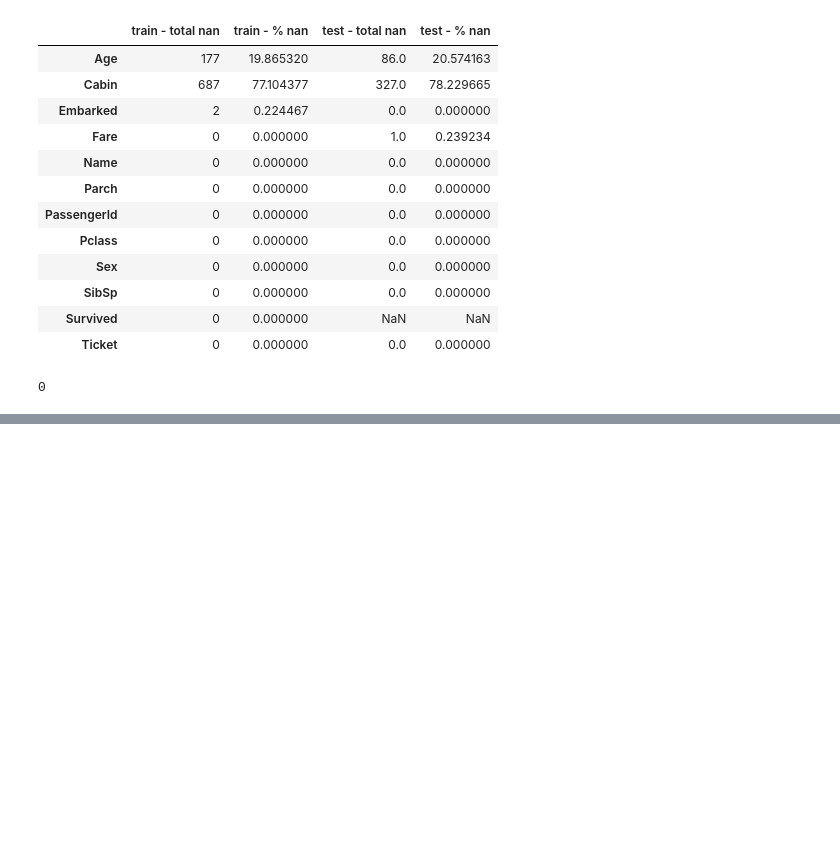
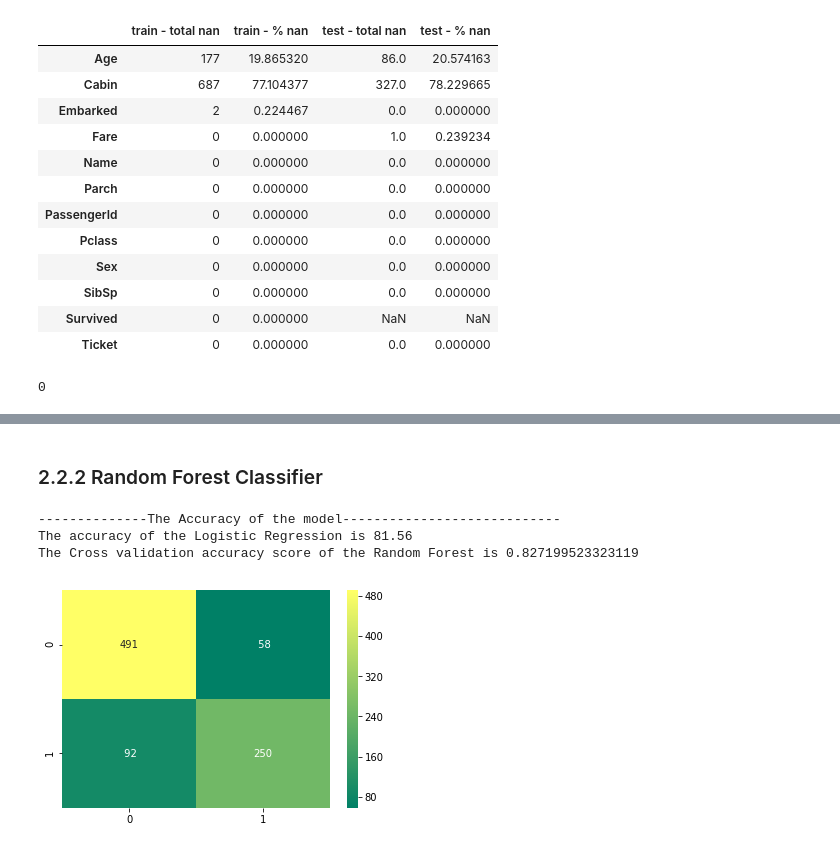
Before and after one commit to danielkurniadi/Titanic-Kaggle, a Jupyter notebook: titanic-modelling.ipynb, the cells around one changed output, grey strips where cells are left out. Cells and saved outputs as stored; diff of their text form; code cells hidden in the pictures; blank space fills up the shorter version.

```diff
--- a/titanic-modelling.ipynb
+++ b/titanic-modelling.ipynb
@@ -109,6 +121,8 @@ cln_train_df.head()
 | 2 | 3 | 1 | 3 | Heikkinen, Miss. Laina | female | 26.0 | 0 | 0 | STON/O2. 3101282 | 7.9250 | ... |
 | 3 | 4 | 1 | 1 | Futrelle, Mrs. Jacques Heath (Lil... | female | 35.0 | 1 | 0 | 113803 | 53.1000 | ... |
 | 4 | 5 | 0 | 3 | Allen, Mr. William Henry | male | 35.0 | 0 | 0 | 373450 | 8.0500 | ... |
+# %%
+full_dataset = [cln_train_df, cln_test_df]
 # %%
 print("Shape of our train dataset: ", cln_train_df.shape)
 print("Shape of our test dataset: ", cln_test_df.shape)
@@ -114,0 +477,30 @@ print("Shape of our test dataset: ", cln_test_df.shape)
+# %% [markdown]
+### 2.2.2 Random Forest Classifier
+# %%
+from sklearn.ensemble import RandomForestClassifier
+from sklearn.metrics import (accuracy_score,
+                            confusion_matrix)
+
+#Single hold-outs validation
+rforest_clf = RandomForestClassifier(n_estimators=100, max_depth=6, n_jobs=-1)
+rforest_clf.fit(X_train, y_train)
+y_pred = rforest_clf.predict(X_val)
+score_rforest_single = round(accuracy_score(y_pred,y_val)*100, 2)
+
+print("--------------The Accuracy of the model----------------------------")
+print("The accuracy of the Logistic Regression is", score_rforest_single)
+
+from sklearn.model_selection import (cross_val_score,
+                                    cross_val_predict)
+#Cross Validation
+scores_rforest = cross_val_score(rforest_clf, X, y, cv=10, scoring='accuracy')
+y_pred = cross_val_predict(rforest_clf, X, y, cv=10, n_jobs=-1)
+conf_mat = confusion_matrix(y, y_pred)
+
+print("The Cross validation accuracy score of the Random Forest is", scores_rforest.mean())
+sns.heatmap(conf_mat, annot=True, cmap='summer', fmt='3.0f');
+# %% [output]
+--------------The Accuracy of the model----------------------------
+The accuracy of the Logistic Regression is 81.56
+The Cross validation accuracy score of the Random Forest is 0.827199523323119
+[figure, added]
```
Also changed, not shown: parts of 67 cells of this notebook.
